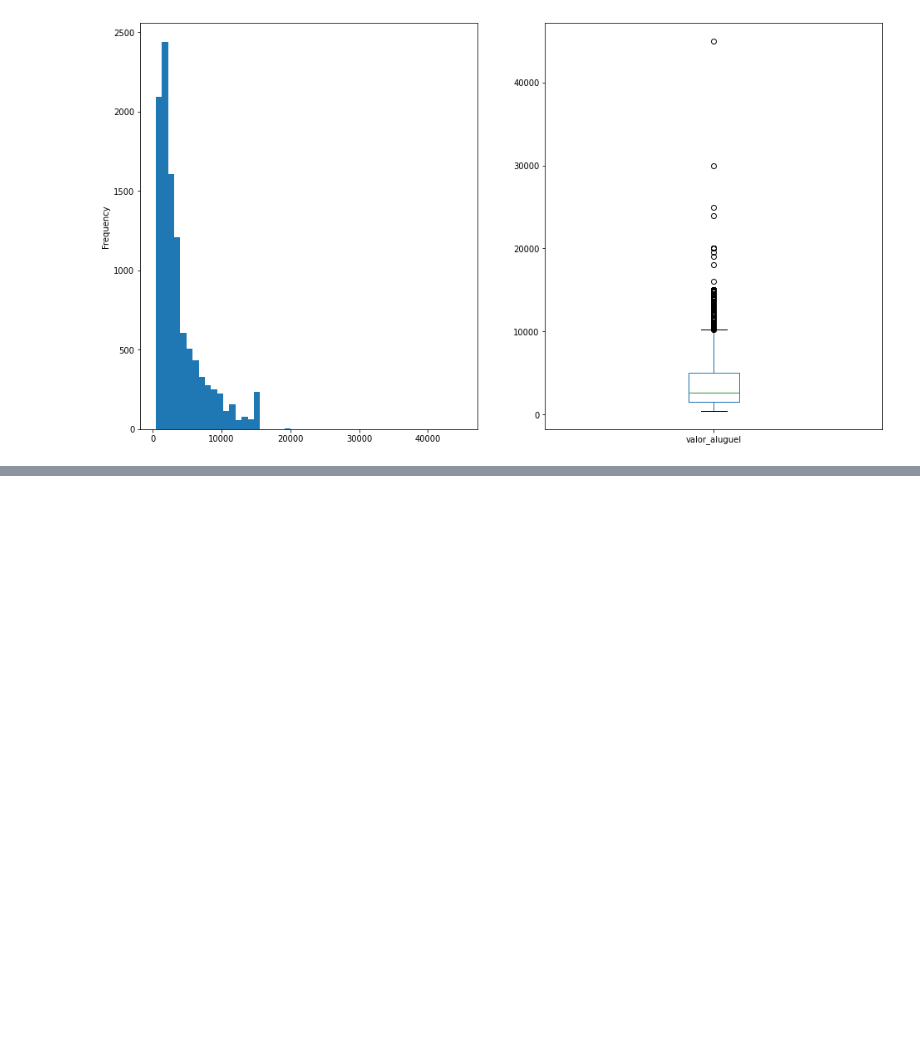
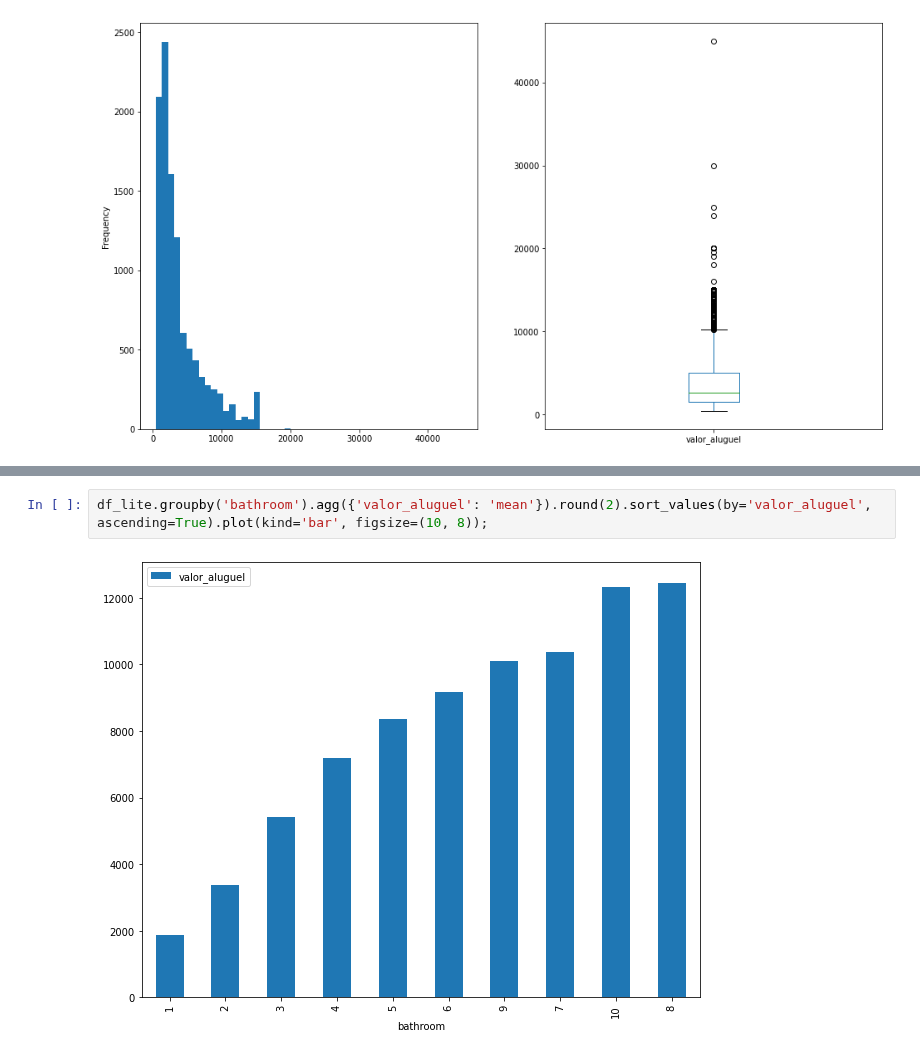
Before and after one commit to mikaelcordeiro/semanas, a Jupyter notebook: semana3/semana_3.ipynb, the cells around one changed output, grey strips where cells are left out. Cells and saved outputs as stored; diff of their text form; blank space fills up the shorter version.

```diff
--- a/semana3/semana_3.ipynb
+++ b/semana3/semana_3.ipynb
@@ -194,0 +237,4 @@ df_lite['valor_aluguel'].plot(kind='box', ax=g2);
+# %%
+df_lite.groupby('bathroom').agg({'valor_aluguel': 'mean'}).round(2).sort_values(by='valor_aluguel', ascending=True).plot(kind='bar', figsize=(10, 8));
+# %% [output]
+[figure, added]
```
Also changed, not shown: parts of 19 cells of this notebook.
